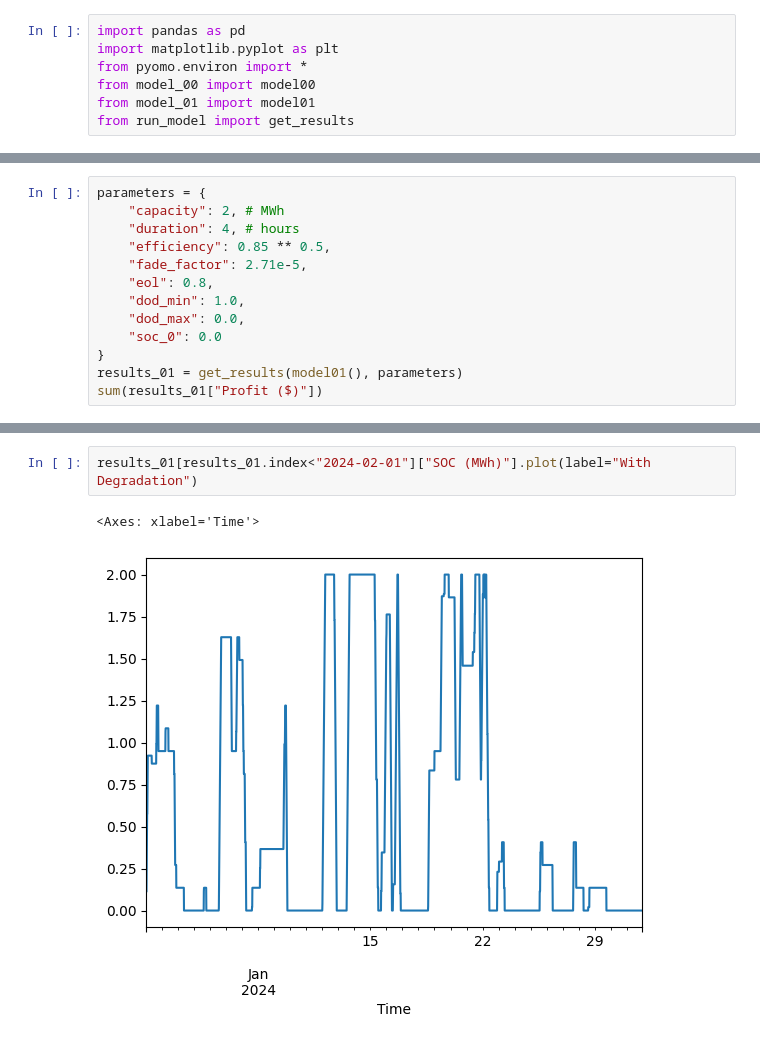
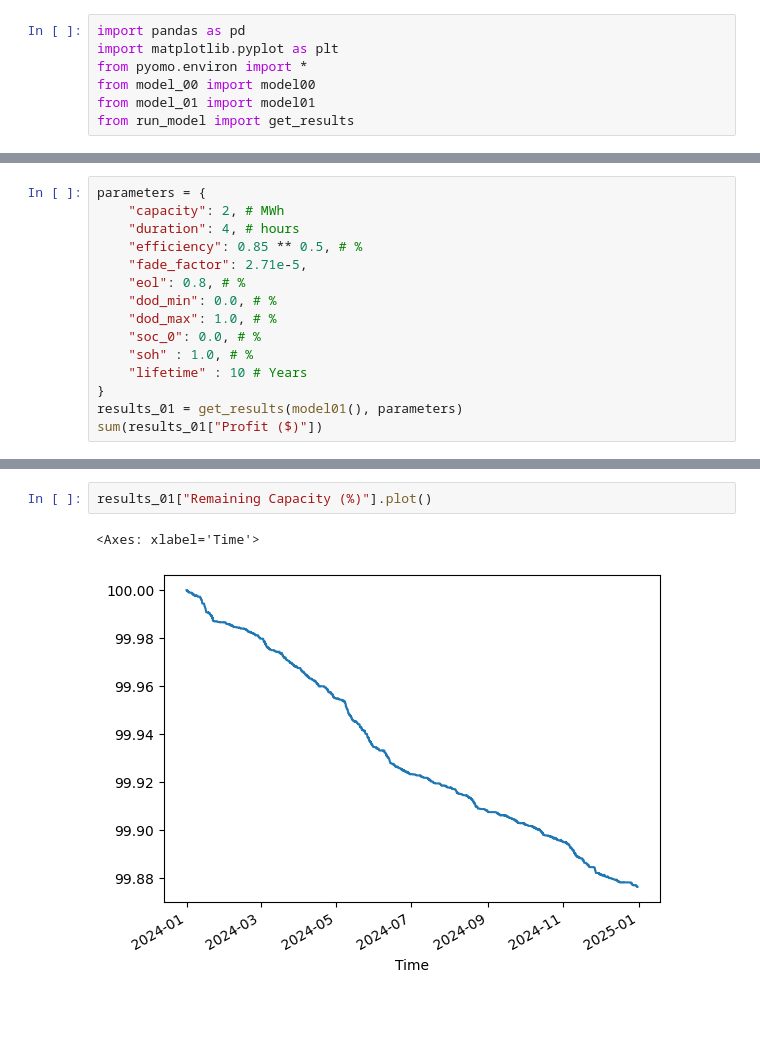
Before and after one commit to chumist-ncsu/CE_591_Project, a Jupyter notebook: progress_update_02/results.ipynb, the cells around one changed output, grey strips where cells are left out. Drawn from its saved outputs; the diff is of its cells as text; blank space fills up the shorter version.

```diff
--- a/progress_update_02/results.ipynb
+++ b/progress_update_02/results.ipynb
@@ -24,12 +53,14 @@ sum(results_00["Profit ($)"])
 parameters = {
     "capacity": 2, # MWh
     "duration": 4, # hours
-    "efficiency": 0.85 ** 0.5,
+    "efficiency": 0.85 ** 0.5, # %
     "fade_factor": 2.71e-5,
-    "eol": 0.8,
-    "dod_min": 1.0,
-    "dod_max": 0.0,
-    "soc_0": 0.0
+    "eol": 0.8, # %
+    "dod_min": 0.0, # %
+    "dod_max": 1.0, # %
+    "soc_0": 0.0, # %
+    "soh" : 1.0, # %
+    "lifetime" : 10 # Years
 }
 results_01 = get_results(model01(), parameters)
 sum(results_01["Profit ($)"])
@@ -43,8 +96,8 @@ plt.plot(results_01["SOC (MWh)"], label="No Degradation")
 # %%
-results_01[results_01.index<"2024-02-01"]["SOC (MWh)"].plot(label="With Degradation")
+results_01["Remaining Capacity (%)"].plot()
 # %% [output]
 <Axes: xlabel='Time'>
-[figure, old version]
+[figure, new version]
 # %%
 results_01["BESS Degradation Cost ($)"].cumsum().plot()
 # %% [output]
```
Also changed, not shown: parts of 11 cells of this notebook, 12 other files.
